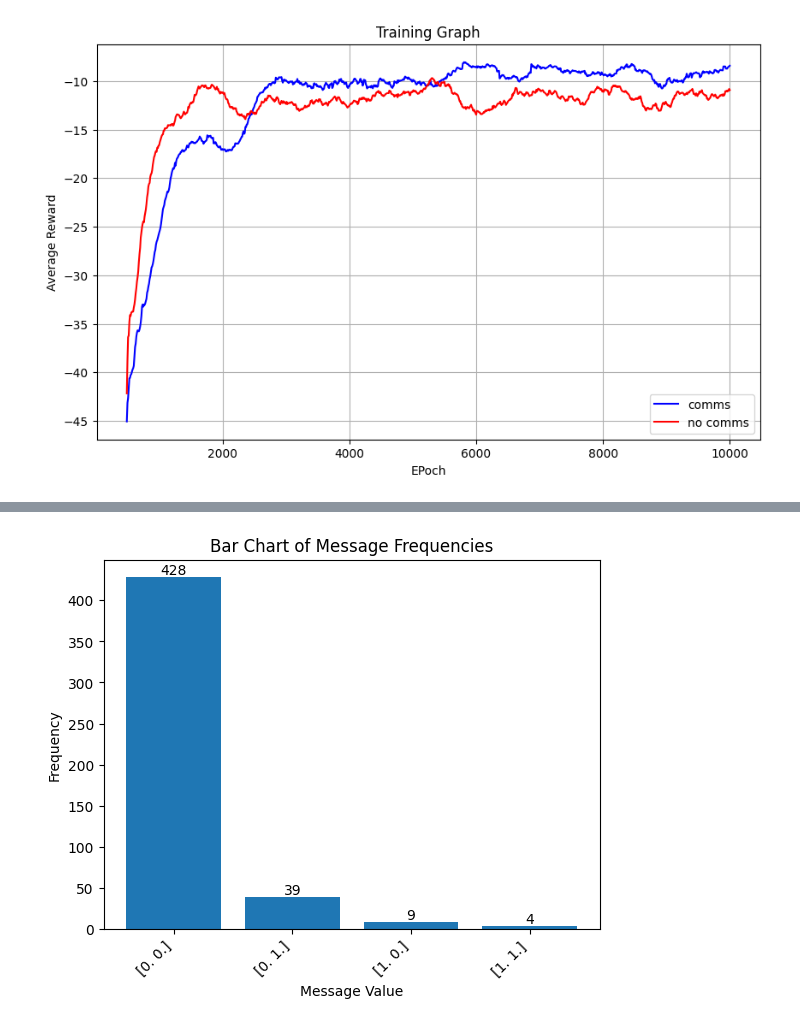
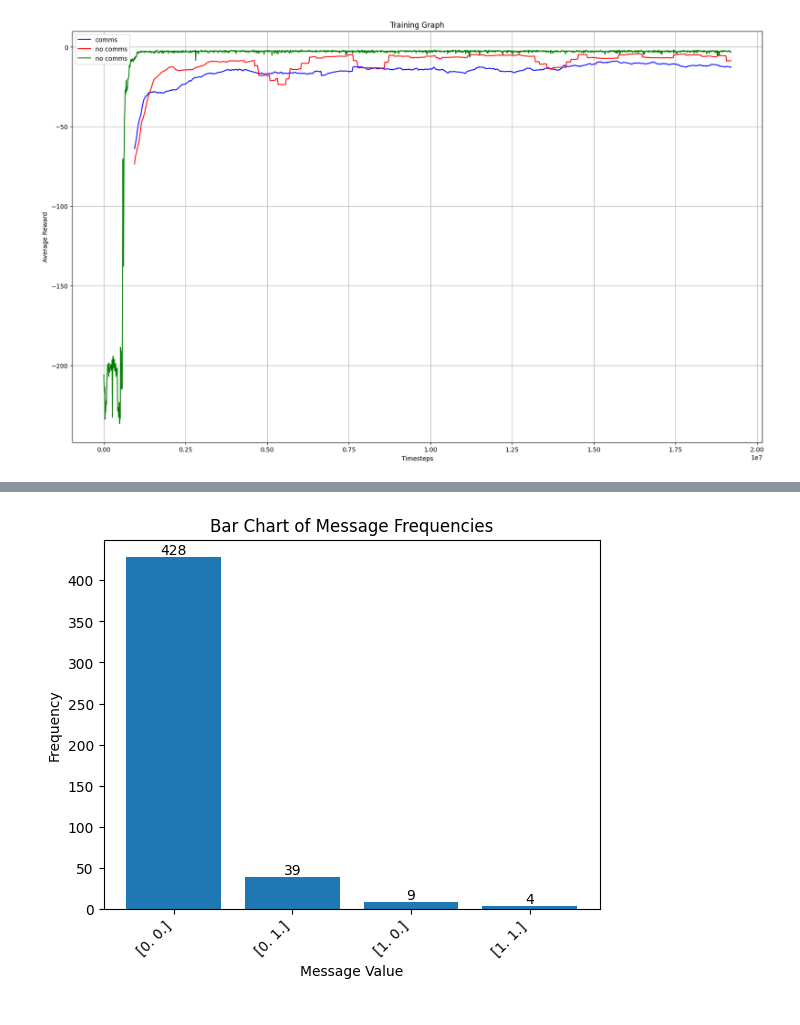
Before and after one commit to RMC-AIvsAI/CyMARL-CommFormer, a Jupyter notebook: pycomm/utils/experiment_analysis.ipynb, the cells around one changed output, grey strips where cells are left out. Cells and saved outputs as stored; diff of their text form; code cells hidden in the pictures.

```diff
--- a/pycomm/utils/experiment_analysis.ipynb
+++ b/pycomm/utils/experiment_analysis.ipynb
@@ -1,44 +1,61 @@
 # %%
 
 
 # Import necessary libraries
 import pandas as pd
 import matplotlib.pyplot as plt
+import json
+
+skip_end_rows = 3
 
 # Load CSV into a DataFrame
-csv_comms_file_path = 'C:/Users/Contractor/Workspace/CyMARL/pycomm/results/confidentiality_small/comms/0.csv'
-df_comms = pd.read_csv(csv_comms_file_path, skiprows=1)
+csv_comms_file_path = 'D:/Thesis_stuff/Thesis_Results/Phase2/limit_analyse_no_block/comms/trial.csv'
+total_rows = pd.read_csv(csv_comms_file_path).shape[0]
+df_comms = pd.read_csv(csv_comms_file_path, skiprows=1, nrows=total_rows - skip_end_rows - 1)
 
-csv_no_comms_file_path = 'C:/Users/Contractor/Workspace/CyMARL/pycomm/results/confidentiality_small/no_comms/0.csv'
-df_no_comms = pd.read_csv(csv_no_comms_file_path, skiprows=1)
+csv_no_comms_file_path = 'D:/Thesis_stuff/Thesis_Results/Phase1/50_detect/no_comms/trial.csv'
+total_rows = pd.read_csv(csv_no_comms_file_path).shape[0]
+df_no_comms = pd.read_csv(csv_no_comms_file_path, skiprows=1, nrows=total_rows - skip_end_rows - 1)
 
 #df_comms_train = df_comms[(df_comms['Train_Episode'] != 0) | (df_comms['Train_Reward'] != 0)].copy()
 df_comms_test = df_comms[(df_comms['Test_Episode'] != 0) | (df_comms['Test_Reward'] != 0)].copy()
 
 #df_no_comms_train = df_no_comms[(df_no_comms['Train_Episode'] != 0) | (df_no_comms['Train_Reward'] != 0)].copy()
 df_no_comms_test = df_no_comms[(df_no_comms['Test_Episode'] != 0) | (df_no_comms['Test_Reward'] != 0)].copy()
-
 # Calculate total timesteps for each episode
-timesteps_per_episode = 32 * 30
+timesteps_per_episode = 64 * 30
 
 # Calculate rolling average of rewards
 window_size = 50  # You can adjust this parameter for the desired smoothing effect
 
 #df_comms_train['Mean_Train_Reward'] = df_comms_train['Train_Reward'].rolling(window=window_size).mean()
 df_comms_test['Mean_Test_Reward'] = df_comms_test['Test_Reward'].rolling(window=window_size).mean()
-
+df_comms_test['Timesteps'] = df_comms_test['Test_Episode'] * timesteps_per_episode
 #df_no_comms_train['Mean_Train_Reward'] = df_no_comms_train['Train_Reward'].rolling(window=window_size).mean()
 df_no_comms_test['Mean_Test_Reward'] = df_no_comms_test['Test_Reward'].rolling(window=window_size).mean()
+df_no_comms_test['Timesteps'] = df_no_comms_test['Test_Episode'] * timesteps_per_episode
+
+#Load QMix json file
+with open('D:/Thesis_stuff/Thesis_Results/Phase1/50_detect/qmix/info.json') as f:
+    data = json.load(f)
+
+# Extract the 'return_mean' values and 'return_mean_T' (timesteps)
+test_return_means = [item['value'] for item in data['test_return_mean']]
+test_timesteps = data['test_return_mean_T']
+
+# Create a DataFrame
+df_qmix_test = pd.DataFrame({'Timesteps': test_timesteps, 'Return_Mean': test_return_means})
+
+# Plot episode vs reward
+plt.figure(figsize=(20, 12))
+plt.plot(df_comms_test['Timesteps'], df_comms_test['Mean_Test_Reward'], linestyle='-', label='comms', color='blue')
+plt.plot(df_no_comms_test['Timesteps'], df_no_comms_test['Mean_Test_Reward'], linestyle='-', label='no comms', color='red')
+plt.plot(df_qmix_test['Timesteps'], df_qmix_test['Return_Mean'], linestyle='-', label='no comms', color='green')
+plt.legend()
+plt.title('Training Graph')
+plt.xlabel('Timesteps')
+plt.ylabel('Average Reward')
+plt.grid(True)
+plt.show()
+# %% [output]
+[figure, added]
-# %%
-# Plot episode vs reward
-plt.figure(figsize=(10, 6))
-plt.plot(df_comms_test['Test_Episode'], df_comms_test['Mean_Test_Reward'], linestyle='-', label='comms', color='blue')
-plt.plot(df_no_comms_test['Test_Episode'], df_no_comms_test['Mean_Test_Reward'], linestyle='-', label='no comms', color='red')
-plt.legend()
-plt.title('Training Graph')
-plt.xlabel('EPoch')
-plt.ylabel('Average Reward')
-plt.grid(True)
-plt.show()
-# %% [output]
-[figure, removed]
```
Also changed, not shown: parts of 3 cells of this notebook, 27 other files.
